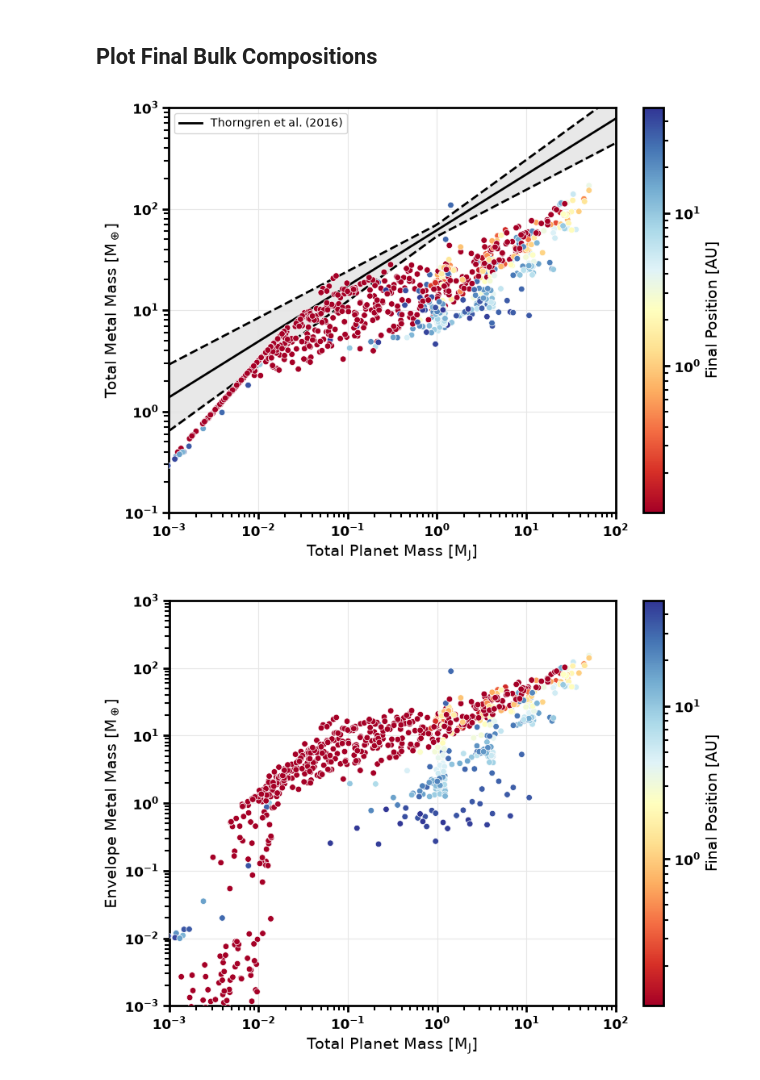
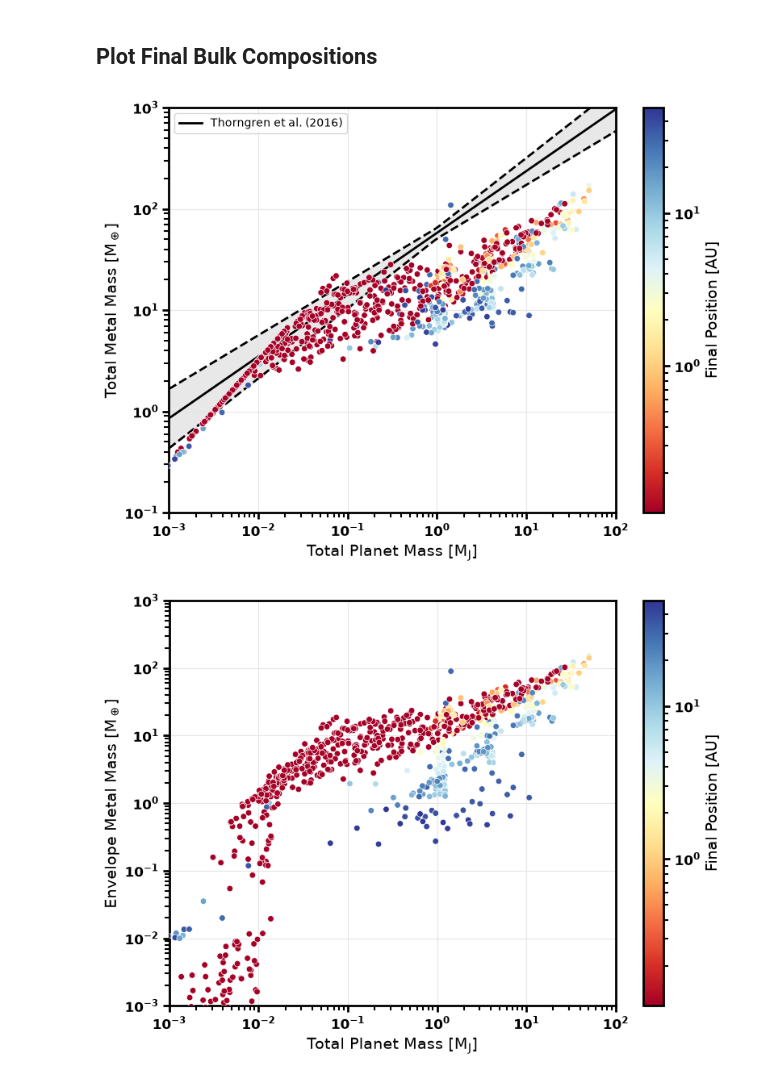
Before and after one commit to BenT1105/DiscEvolution, a Jupyter notebook: notebooks/popsynth_plots.ipynb, the cells around one changed output. Saved outputs shown, nothing was run; the diff lists cells and outputs as text; code cells hidden in the pictures.

Commit message:
Updated Thorngren et al. 2016 trend line

```diff
--- a/notebooks/popsynth_plots.ipynb
+++ b/notebooks/popsynth_plots.ipynb
@@ -848,11 +848,11 @@ ax.scatter(Mp, bulk_metal_mass(df_planets), c = Rp, cmap = cmap, norm = norm, s
 
 ## Thorngren et al. (2016) mass-metallicity fit
 mass_range = np.logspace(-3, 2, 100)
-thorngren_metal_mass = 9.7 * mass_range * mass_range ** (-0.45) * 0.02 * 317.8
+thorngren_metal_mass = 57.9 * mass_range ** 0.61
 
 ## Uncertainty region: the lowest and highest values over every combination of coefficient and exponent at each mass
-thorngren_bounds = [coefficient * mass_range * mass_range ** exponent * 0.02 * 317.8
-                    for coefficient in (9.7 - 1.28, 9.7 + 1.28) for exponent in (-0.45 - 0.09, -0.45 + 0.09)]
+thorngren_bounds = [coefficient * mass_range ** exponent
+                    for coefficient in (57.9 - 7.03, 57.9 + 7.03) for exponent in (0.61 - 0.08, 0.61 + 0.08)]
 thorngren_lower = np.min(thorngren_bounds, axis = 0)
 thorngren_upper = np.max(thorngren_bounds, axis = 0)
 
@@ -863,34 +863,34 @@ ax.plot(mass_range, thorngren_lower, 'k--', linewidth = 2, zorder = 2)
 ax.plot(mass_range, thorngren_upper, 'k--', linewidth = 2, zorder = 2)
 
 ax.set_xscale("log")
 ax.set_yscale("log")
 
 ax.set_xlim(1e-3, 1e2)
 ax.set_ylim(1e-1, 1e3)
 
 ax.set_xlabel(r"Total Planet Mass [M$_{\rm J}$]")
 ax.set_ylabel(r"Total Metal Mass [M$_\oplus$]")
 ax.grid(True, which = "major", color = "0.9", linewidth = 0.8, zorder = 0)
 
 ax.legend(loc = 'upper left')
 
 ## Colourbar for final position
 cbar = fig.colorbar(plt.cm.ScalarMappable(norm = norm, cmap = cmap), ax = ax)
 cbar.set_label(r"Final Position [AU]")
 
 fig.tight_layout()
 
 ## Bold the tick labels on the plot and the colourbar
 bold_ticks(ax, cbar.ax)
 
 ## Save the figure to FIG_DIR
 if SAVE_FIGS:
     os.makedirs(FIG_DIR, exist_ok = True)
     fig.savefig(os.path.join(FIG_DIR, "total_metal_mass.png"), dpi = 300, bbox_inches = "tight")
 
 plt.show()
 # %% [output]
-[figure, old version]
+[figure, new version]
 # %%
 ## Final envelope metal mass of each planet against its total mass
 
```
Also changed, not shown: 1 other file.
